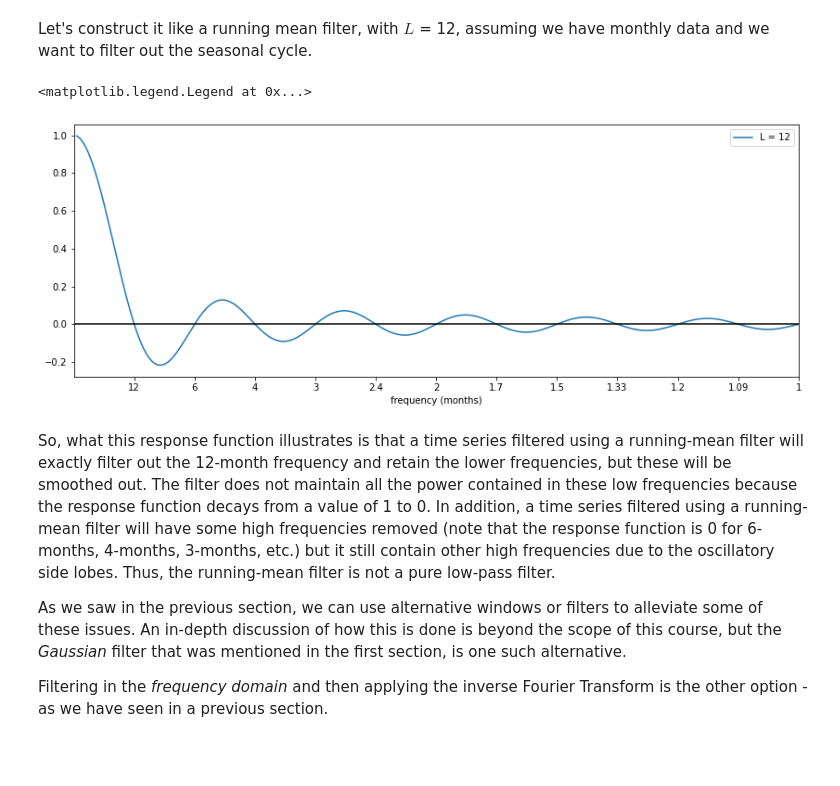
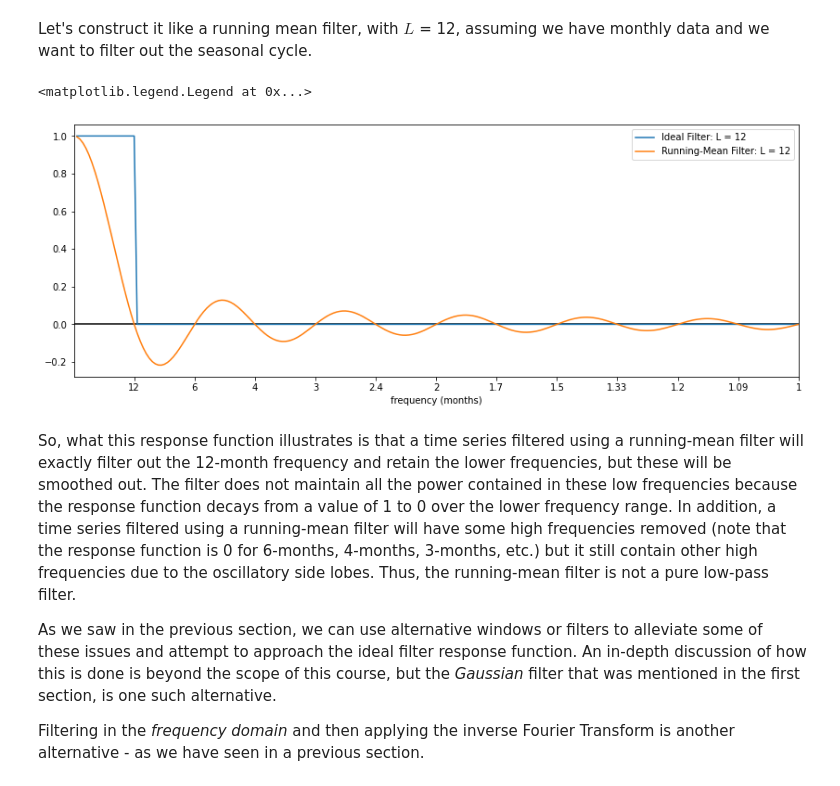
Before and after one commit to kls2177/Climate-and-Geophysical-Data-Analysis, a Jupyter notebook: _sources/chapters/Week6/convolution_filters_in_time.ipynb, the cells around one changed output. Saved outputs shown, nothing was run; the diff lists cells and outputs as text; code cells hidden in the pictures; blank space fills up the shorter version.

```diff
--- a/_sources/chapters/Week6/convolution_filters_in_time.ipynb
+++ b/_sources/chapters/Week6/convolution_filters_in_time.ipynb
@@ -50,3 +35,14 @@ import numpy as np
 import matplotlib.pyplot as plt
 import scipy.stats as st
 import scipy.signal as sig
+# %%
+# Response function for ideal filter with L = 12
+L = 12
+# time variable
+t = np.arange(1,20*L+1,1)
+# frequency
+freqr = 2*np.pi*np.arange(1,int(len(t))+1)/len(t)
+
+# response function
+ideal_response = np.zeros(len(freqr))
+ideal_response[0:20]= np.ones(len(freqr[0:20]))
@@ -64,20 +95,21 @@ bxcr_response= np.sinc(freqr*L/(2*np.pi))
 # %%
 # plot response functions for running-mean filter with L = 12
 plt.figure(figsize=(14,5))
-plt.plot(freqr,bxcr_response,label = 'L = 12')
 plt.axhline(0,color='k')
+plt.plot(freqr,ideal_response,label = 'Ideal Filter: L = 12')
+plt.plot(freqr,bxcr_response,label = 'Running-Mean Filter: L = 12')
 plt.xlim(0,freqr[-1])
 plt.xticks([freqr[19],freqr[39],freqr[59],freqr[79],freqr[99],freqr[119],freqr[139],
             freqr[159],freqr[179],freqr[199],freqr[219],freqr[239]],
            ["12","6","4","3","2.4","2","1.7","1.5","1.33","1.2","1.09","1"])
 plt.xlabel('frequency (months)')
 plt.legend()
 # %% [output]
 <matplotlib.legend.Legend at 0x...>
-[figure, old version]
+[figure, new version]
 # %% [markdown]
-So, what this response function illustrates is that a time series filtered using a running-mean filter will exactly filter out the 12-month frequency and retain the lower frequencies, but these will be smoothed out. The filter does not maintain all the power contained in these low frequencies because the response function decays from a value of 1 to 0. In addition, a time series filtered using a running-mean filter will have some high frequencies removed (note that the response function is 0 for 6-months, 4-months, 3-months, etc.) but it still contain other high frequencies due to the oscillatory side lobes. Thus, the running-mean filter is not a pure low-pass filter.
+So, what this response function illustrates is that a time series filtered using a running-mean filter will exactly filter out the 12-month frequency and retain the lower frequencies, but these will be smoothed out. The filter does not maintain all the power contained in these low frequencies because the response function decays from a value of 1 to 0 over the lower frequency range. In addition, a time series filtered using a running-mean filter will have some high frequencies removed (note that the response function is 0 for 6-months, 4-months, 3-months, etc.) but it still contain other high frequencies due to the oscillatory side lobes. Thus, the running-mean filter is not a pure low-pass filter.
 
-As we saw in the previous section, we can use alternative windows or filters to alleviate some of these issues. An in-depth discussion of how this is done is beyond the scope of this course, but the *Gaussian* filter that was mentioned in the first section, is one such alternative.
+As we saw in the previous section, we can use alternative windows or filters to alleviate some of these issues and attempt to approach the ideal filter response function. An in-depth discussion of how this is done is beyond the scope of this course, but the *Gaussian* filter that was mentioned in the first section, is one such alternative.
 
-Filtering in the *frequency domain* and then applying the inverse Fourier Transform is the other option - as we have seen in a previous section.
+Filtering in the *frequency domain* and then applying the inverse Fourier Transform is another alternative - as we have seen in a previous section.
```
Also changed, not shown: parts of 3 cells of this notebook, 8 other files.
